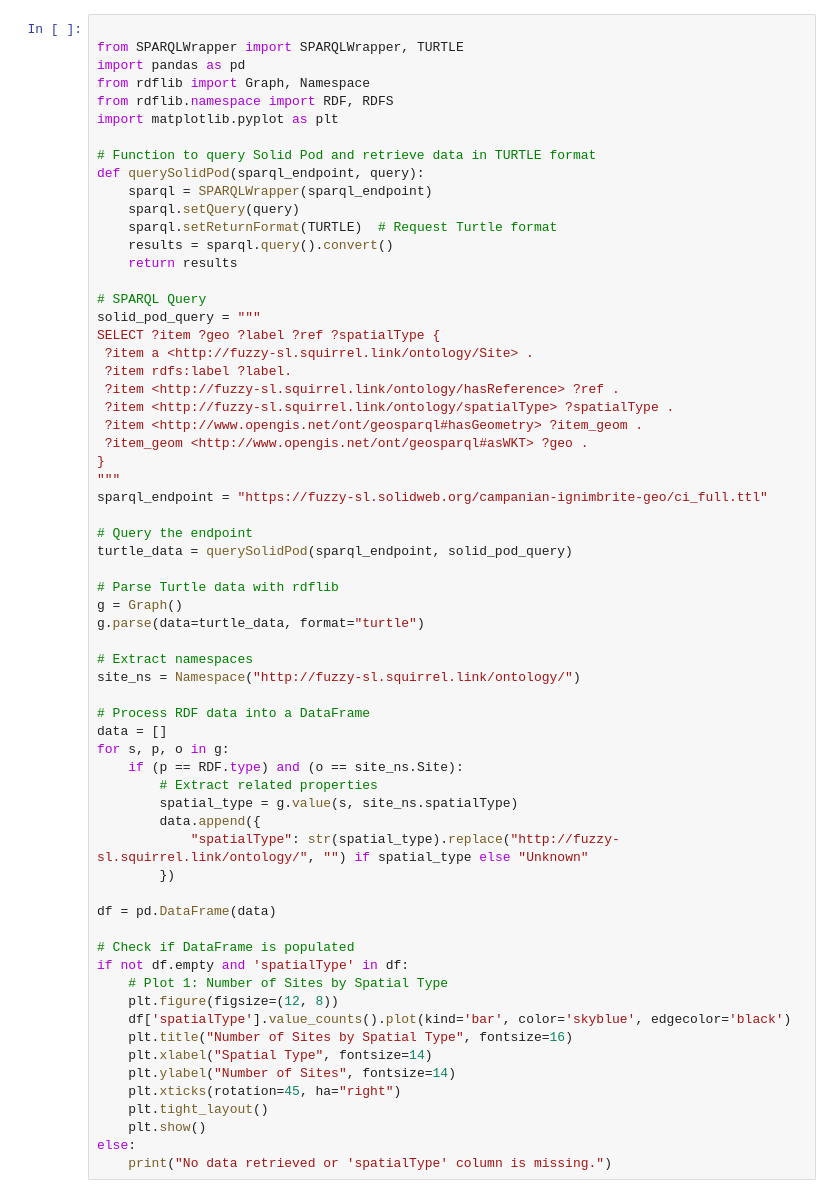
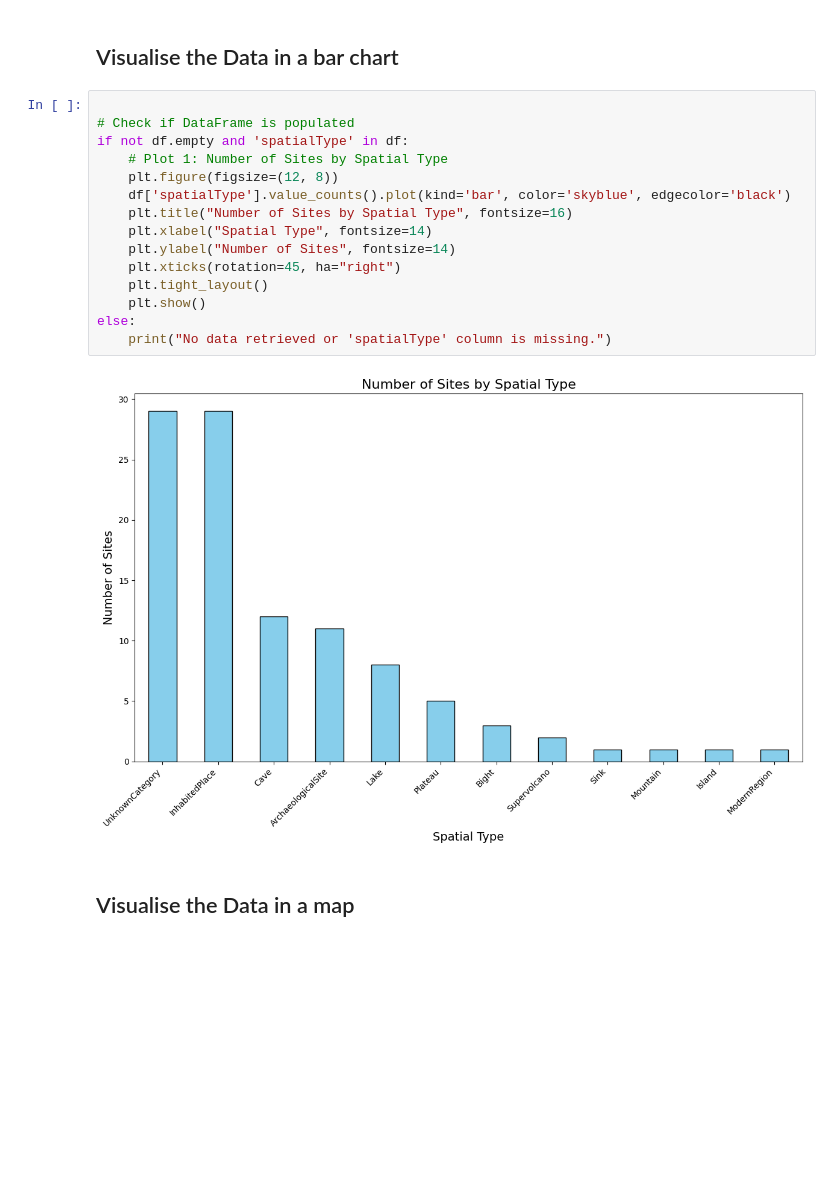
Before and after one commit to Research-Squirrel-Engineers/jupyter-nb-lod, a Jupyter notebook: notebooks/solidpod-ci.ipynb, the cells around one changed output. Saved outputs shown, nothing was run; the diff lists cells and outputs as text; blank space fills up the shorter version.

```diff
--- a/notebooks/solidpod-ci.ipynb
+++ b/notebooks/solidpod-ci.ipynb
@@ -1,64 +99,21 @@
+# %% [markdown]
+## Visualise the Data in a bar chart
 # %%
-
-from SPARQLWrapper import SPARQLWrapper, TURTLE
-import pandas as pd
-from rdflib import Graph, Namespace
-from rdflib.namespace import RDF, RDFS
-import matplotlib.pyplot as plt
-
-# Function to query Solid Pod and retrieve data in TURTLE format
-def querySolidPod(sparql_endpoint, query):
-    sparql = SPARQLWrapper(sparql_endpoint)
-    sparql.setQuery(query)
-    sparql.setReturnFormat(TURTLE)  # Request Turtle format
-    results = sparql.query().convert()
-    return results
-
-# SPARQL Query
-solid_pod_query = """
-SELECT ?item ?geo ?label ?ref ?spatialType {
- ?item a <http://fuzzy-sl.squirrel.link/ontology/Site> .
- ?item rdfs:label ?label.
- ?item <http://fuzzy-sl.squirrel.link/ontology/hasReference> ?ref .
- ?item <http://fuzzy-sl.squirrel.link/ontology/spatialType> ?spatialType .
- ?item <http://www.opengis.net/ont/geosparql#hasGeometry> ?item_geom .
- ?item_geom <http://www.opengis.net/ont/geosparql#asWKT> ?geo .
-}
-"""
-sparql_endpoint = "https://fuzzy-sl.solidweb.org/campanian-ignimbrite-geo/ci_full.ttl"
-
-# Query the endpoint
-turtle_data = querySolidPod(sparql_endpoint, solid_pod_query)
-
-# Parse Turtle data with rdflib
-g = Graph()
-g.parse(data=turtle_data, format="turtle")
-
-# Extract namespaces
-site_ns = Namespace("http://fuzzy-sl.squirrel.link/ontology/")
-
-# Process RDF data into a DataFrame
-data = []
-for s, p, o in g:
-    if (p == RDF.type) and (o == site_ns.Site):
-        # Extract related properties
-        spatial_type = g.value(s, site_ns.spatialType)
-        data.append({
-            "spatialType": str(spatial_type).replace("http://fuzzy-sl.squirrel.link/ontology/", "") if spatial_type else "Unknown"
-        })
-
-df = pd.DataFrame(data)
 
 # Check if DataFrame is populated
 if not df.empty and 'spatialType' in df:
     # Plot 1: Number of Sites by Spatial Type
     plt.figure(figsize=(12, 8))
     df['spatialType'].value_counts().plot(kind='bar', color='skyblue', edgecolor='black')
     plt.title("Number of Sites by Spatial Type", fontsize=16)
     plt.xlabel("Spatial Type", fontsize=14)
     plt.ylabel("Number of Sites", fontsize=14)
     plt.xticks(rotation=45, ha="right")
     plt.tight_layout()
     plt.show()
 else:
     print("No data retrieved or 'spatialType' column is missing.")
+# %% [output]
+[figure, added]
+# %% [markdown]
+## Visualise the Data in a map
```
Also changed, not shown: parts of 9 cells of this notebook, 2 other files.
